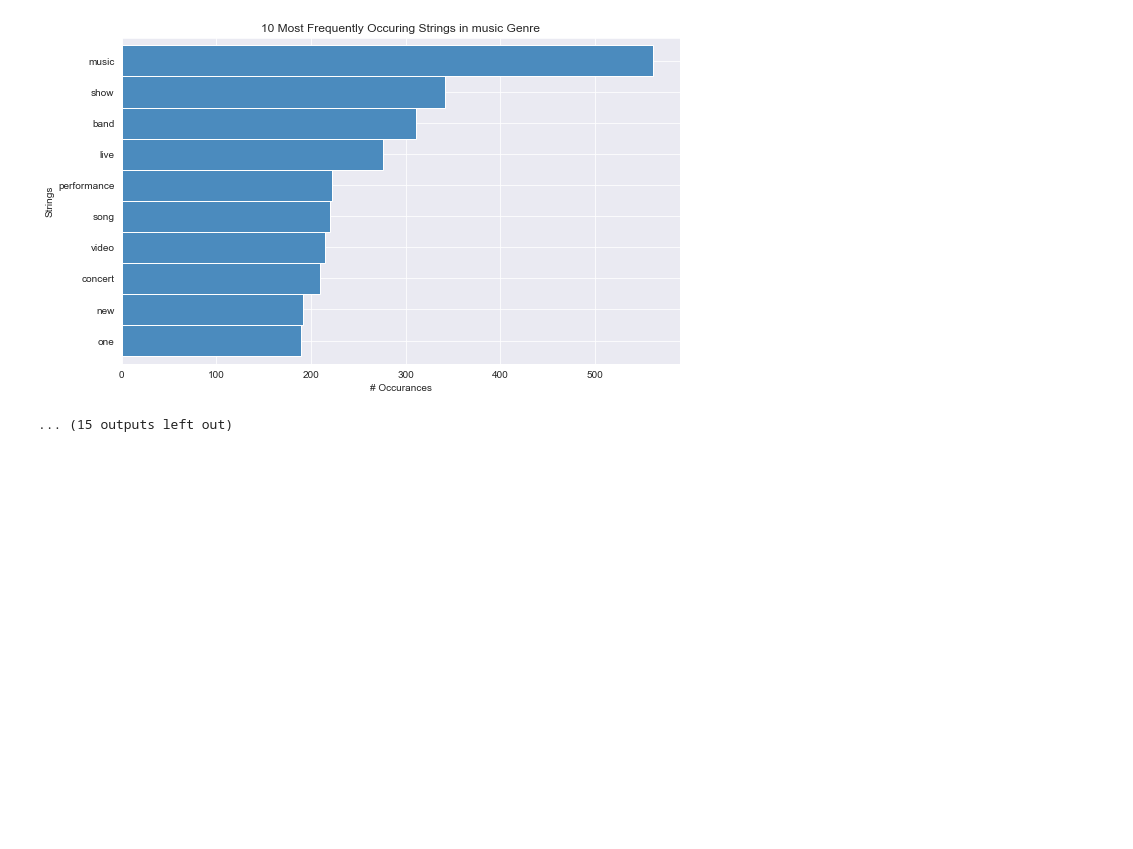
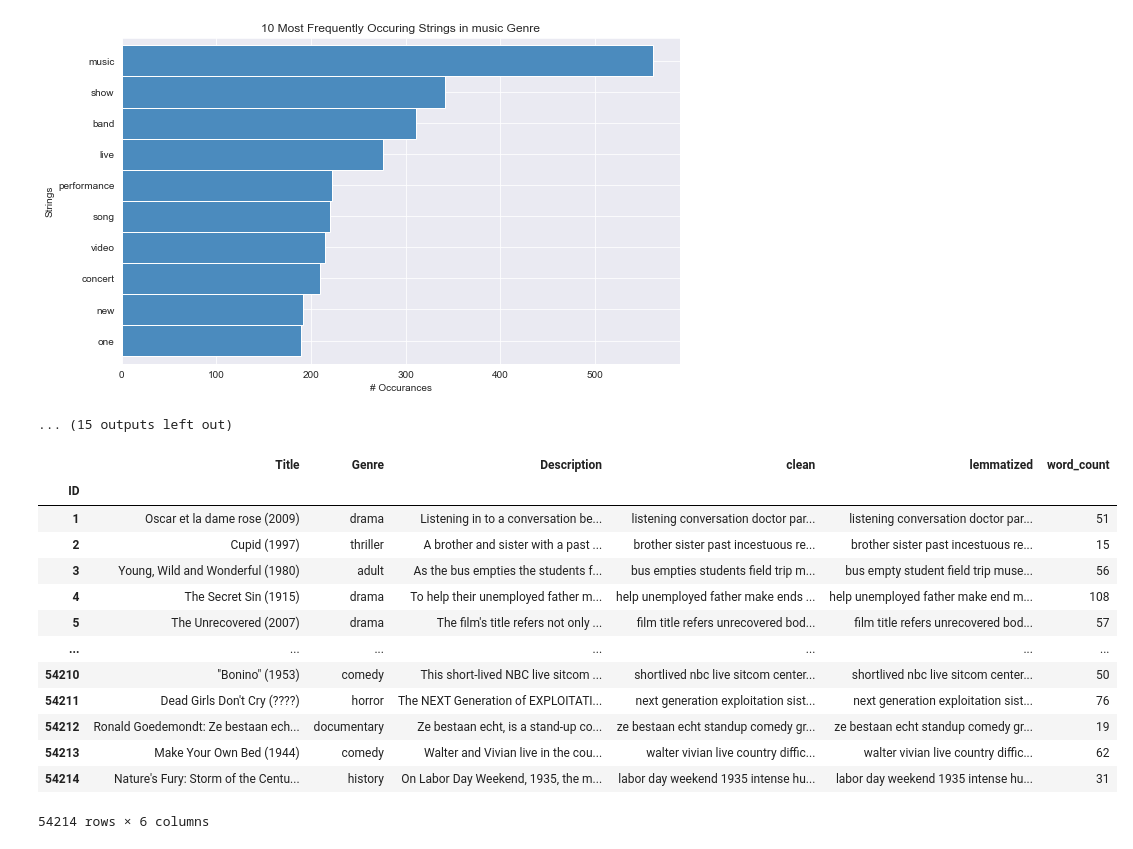
Before and after one commit to Michael-Austin-Mesa/IMDb-project, a Jupyter notebook: explore.ipynb, the cells around one changed output. Saved outputs shown, nothing was run; the diff lists cells and outputs as text; code cells hidden in the pictures; blank space fills up the shorter version.

```diff
--- a/explore.ipynb
+++ b/explore.ipynb
@@ -339,0 +340,17 @@ train = prep_movie_data(df, 'Description', extra_words=extra_stops)
+# %%
+train2
+# %% [output]
+|  | Title | Genre | Description | clean | lemmatized | word_count |
+| ID |  |  |  |  |  |  |
+| 1 | Oscar et la dame rose (2009) | drama | Listening in to a conversation be... | listening conversation doctor par... | listening conversation doctor par... | 51 |
+| 2 | Cupid (1997) | thriller | A brother and sister with a past ... | brother sister past incestuous re... | brother sister past incestuous re... | 15 |
+| 3 | Young, Wild and Wonderful (1980) | adult | As the bus empties the students f... | bus empties students field trip m... | bus empty student field trip muse... | 56 |
+| 4 | The Secret Sin (1915) | drama | To help their unemployed father m... | help unemployed father make ends ... | help unemployed father make end m... | 108 |
+| 5 | The Unrecovered (2007) | drama | The film's title refers not only ... | film title refers unrecovered bod... | film title refers unrecovered bod... | 57 |
+| ... | ... | ... | ... | ... | ... | ... |
+| 54210 | "Bonino" (1953) | comedy | This short-lived NBC live sitcom ... | shortlived nbc live sitcom center... | shortlived nbc live sitcom center... | 50 |
+| 54211 | Dead Girls Don't Cry (????) | horror | The NEXT Generation of EXPLOITATI... | next generation exploitation sist... | next generation exploitation sist... | 76 |
+| 54212 | Ronald Goedemondt: Ze bestaan ech... | documentary | Ze bestaan echt, is a stand-up co... | ze bestaan echt standup comedy gr... | ze bestaan echt standup comedy gr... | 19 |
+| 54213 | Make Your Own Bed (1944) | comedy | Walter and Vivian live in the cou... | walter vivian live country diffic... | walter vivian live country diffic... | 62 |
+| 54214 | Nature's Fury: Storm of the Centu... | history | On Labor Day Weekend, 1935, the m... | labor day weekend 1935 intense hu... | labor day weekend 1935 intense hu... | 31 |
+54214 rows × 6 columns
```
Also changed, not shown: parts of 5 cells of this notebook.
